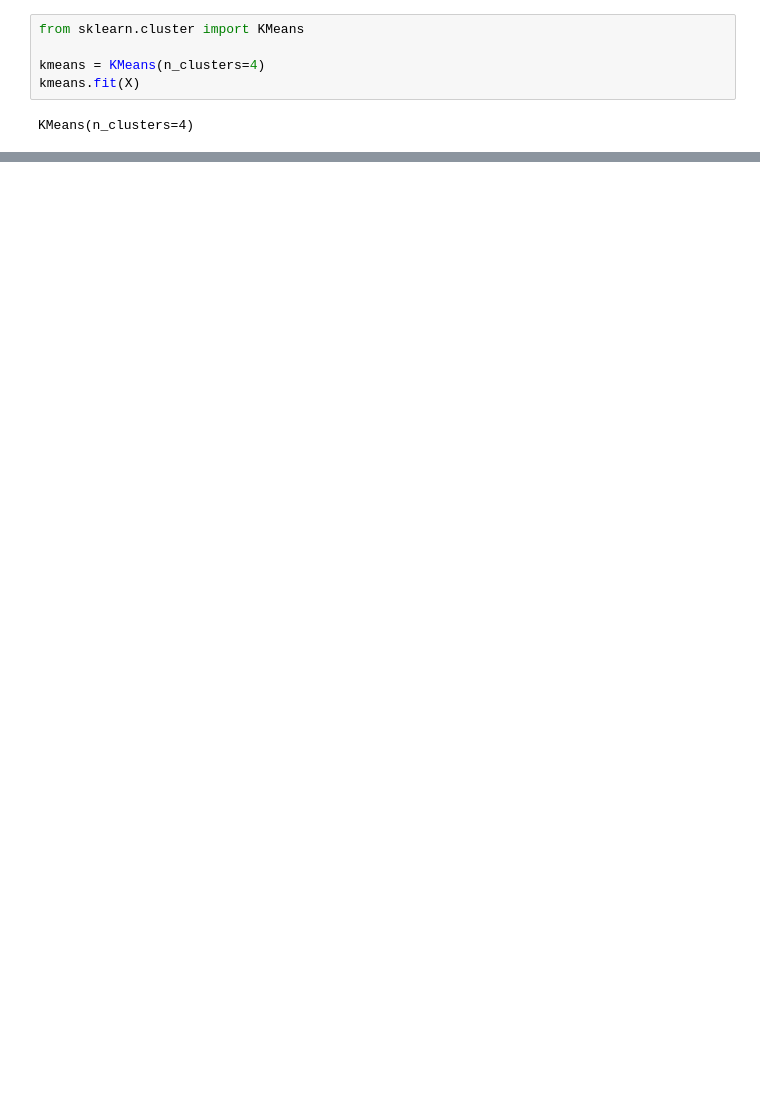
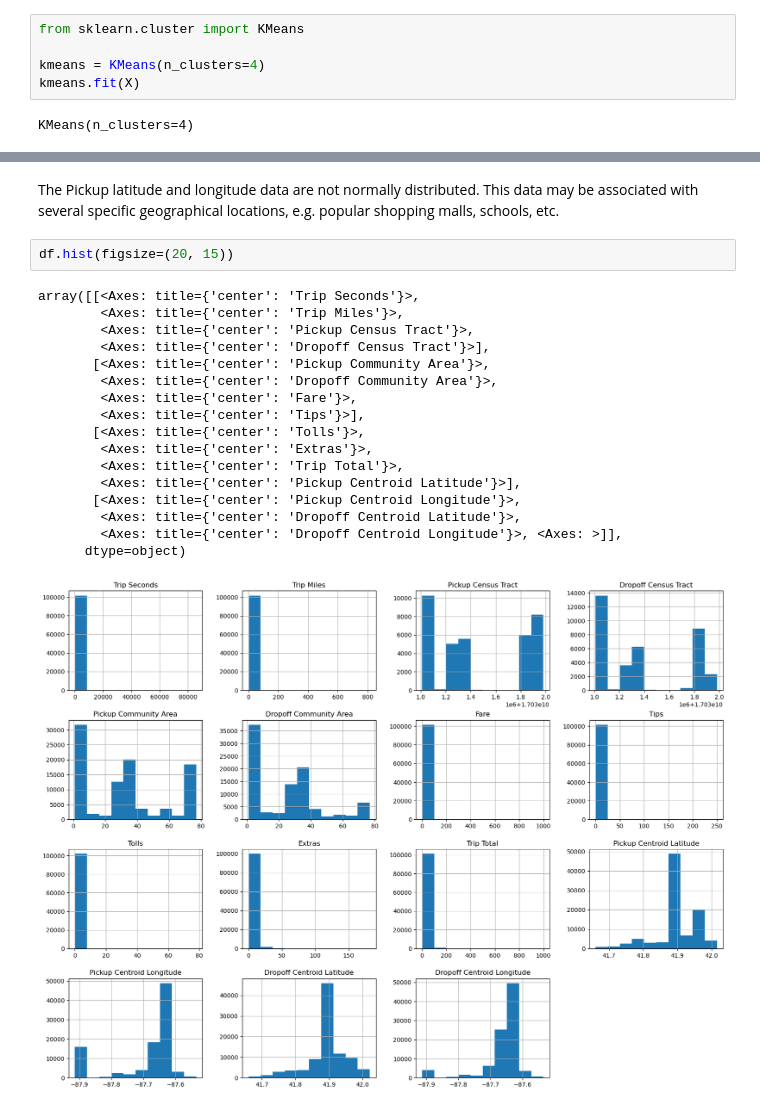
Before and after one commit to USFCA-CS663-Spring2024/kmeans-Qianru69, a Jupyter notebook: Assignment 2 - Clustering.ipynb, the cells around one changed output, grey strips where cells are left out. Drawn from its saved outputs; the diff is of its cells as text; blank space fills up the shorter version.

```diff
--- a/Assignment 2 - Clustering.ipynb
+++ b/Assignment 2 - Clustering.ipynb
@@ -200,0 +332,22 @@ Two datasets included for this section:
+# %% [markdown]
+The Pickup latitude and longitude data are not normally distributed. This data may be associated with several specific geographical locations, e.g. popular shopping malls, schools, etc.
+# %%
+df.hist(figsize=(20, 15))
+# %% [output]
+array([[<Axes: title={'center': 'Trip Seconds'}>,
+        <Axes: title={'center': 'Trip Miles'}>,
+        <Axes: title={'center': 'Pickup Census Tract'}>,
+        <Axes: title={'center': 'Dropoff Census Tract'}>],
+       [<Axes: title={'center': 'Pickup Community Area'}>,
+        <Axes: title={'center': 'Dropoff Community Area'}>,
+        <Axes: title={'center': 'Fare'}>,
+        <Axes: title={'center': 'Tips'}>],
+       [<Axes: title={'center': 'Tolls'}>,
+        <Axes: title={'center': 'Extras'}>,
+        <Axes: title={'center': 'Trip Total'}>,
+        <Axes: title={'center': 'Pickup Centroid Latitude'}>],
+       [<Axes: title={'center': 'Pickup Centroid Longitude'}>,
+        <Axes: title={'center': 'Dropoff Centroid Latitude'}>,
+        <Axes: title={'center': 'Dropoff Centroid Longitude'}>, <Axes: >]],
+      dtype=object)
+[figure, added]
```
Also changed, not shown: parts of 51 cells of this notebook.
